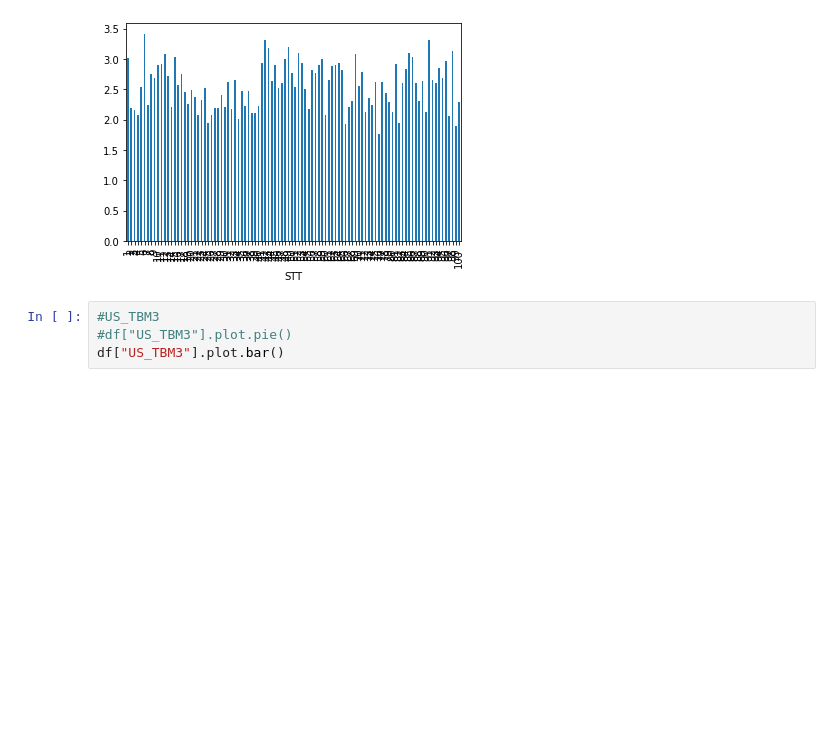
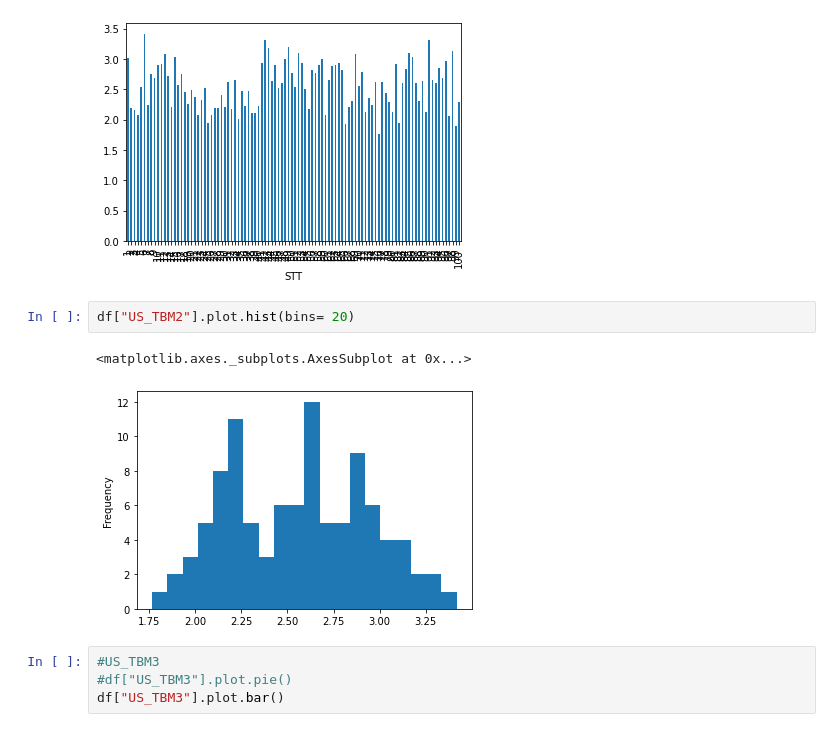
Before and after one commit to NgaanLee/DataAnalystDeepLearning, a Jupyter notebook: Homeworks_Lap02.ipynb, the cells around one changed output. Saved outputs shown, nothing was run; the diff lists cells and outputs as text; blank space fills up the shorter version.

```diff
--- a/Homeworks_Lap02.ipynb
+++ b/Homeworks_Lap02.ipynb
@@ -308,6 +314,11 @@ df["US_TBM2"].plot.bar()
 # %% [output]
 <matplotlib.axes._subplots.AxesSubplot at 0x...>
 [figure]
+# %%
+df["US_TBM2"].plot.hist(bins= 20)
+# %% [output]
+<matplotlib.axes._subplots.AxesSubplot at 0x...>
+[figure, added]
 # %%
 #US_TBM3
 #df["US_TBM3"].plot.pie()
```
Also changed, not shown: parts of 27 cells of this notebook.
